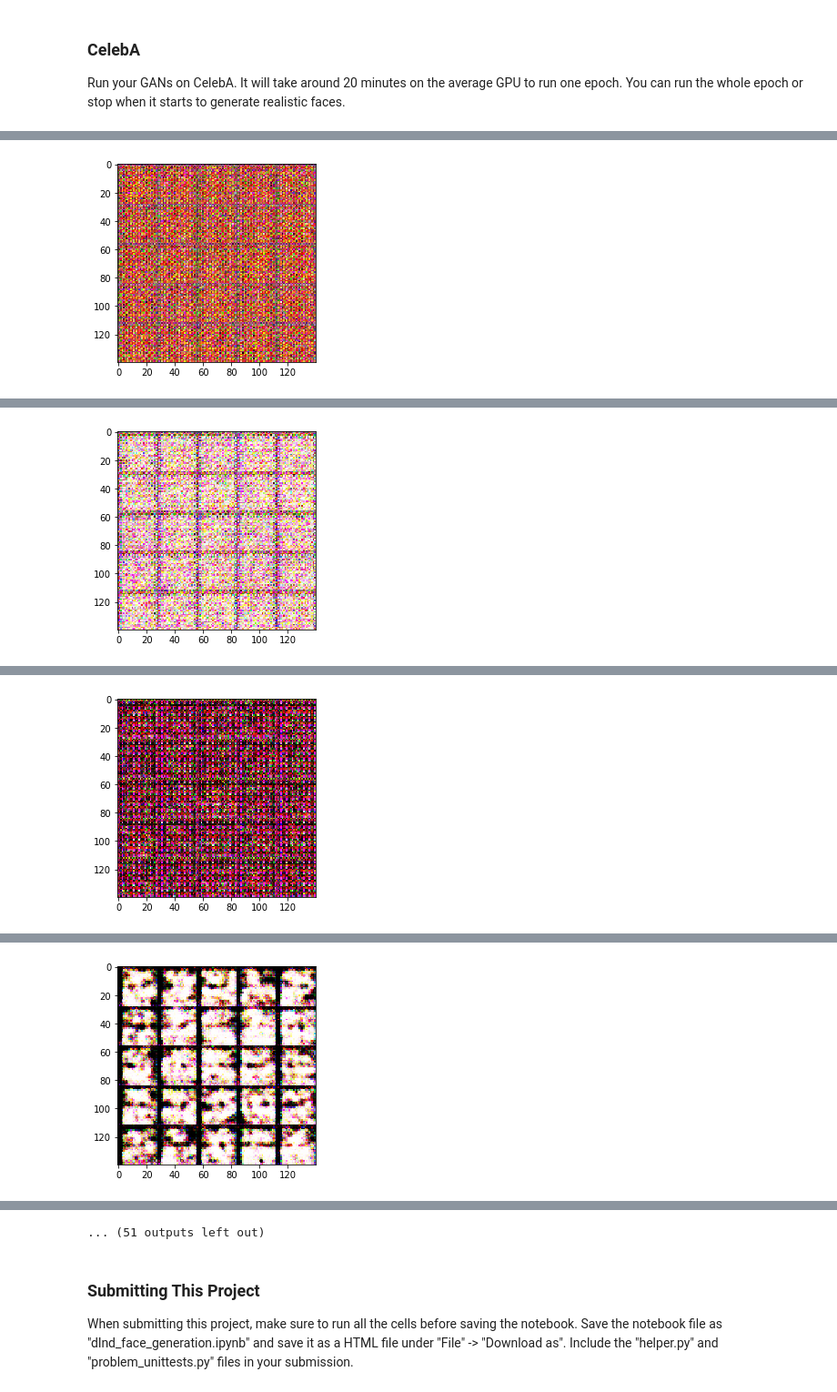
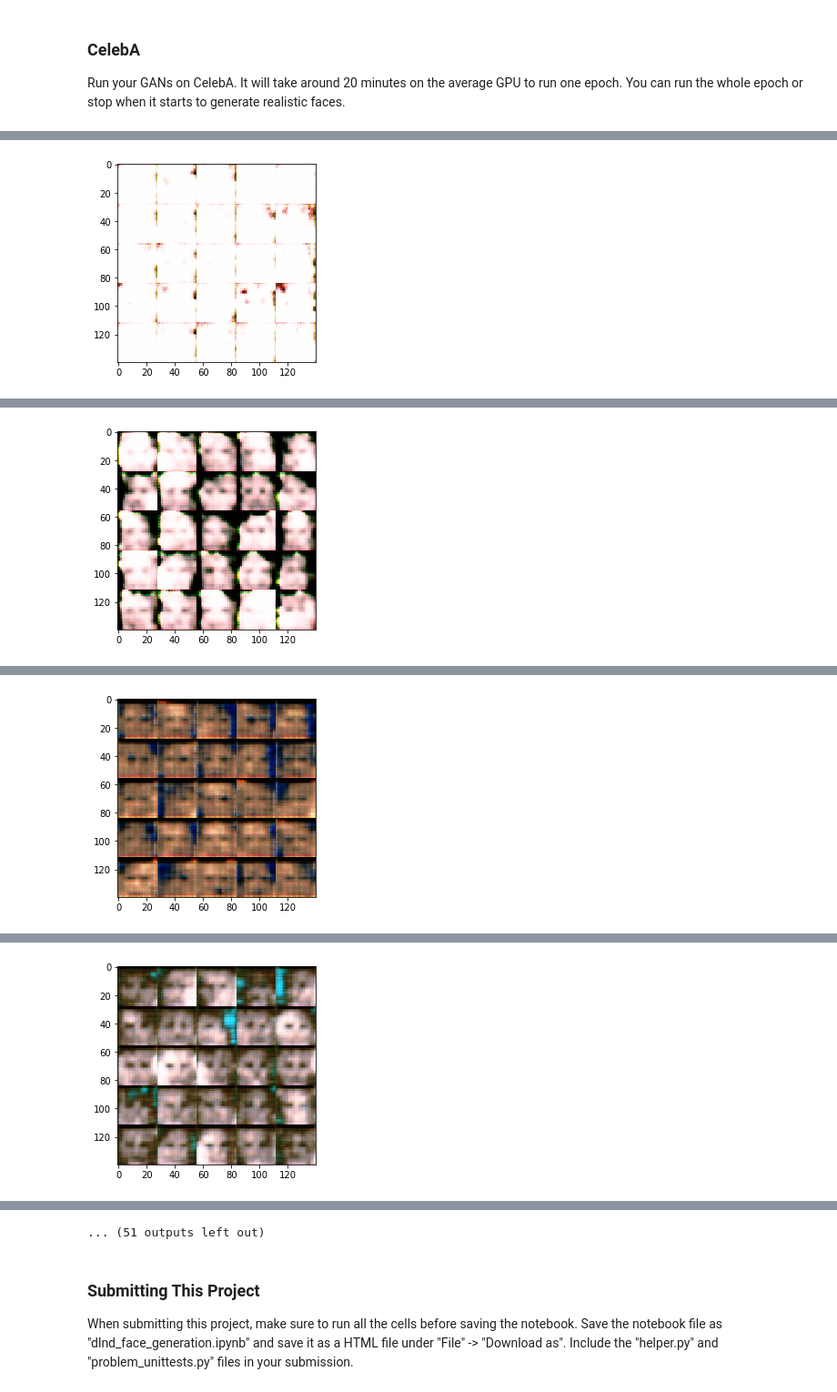
Before and after one commit to avargaslugo/deeplearningudcty, a Jupyter notebook: project5_face_generation/dlnd_face_generation.ipynb, the cells around one changed output, grey strips where cells are left out. Shown at 91% size. Drawn from its saved outputs; the diff is of its cells as text; code cells hidden in the pictures.

```diff
--- a/project5_face_generation/dlnd_face_generation.ipynb
+++ b/project5_face_generation/dlnd_face_generation.ipynb
@@ -140,6 +140,9 @@ Tests Passed
 # %% [markdown]
 ### Discriminator
 Implement `discriminator` to create a discriminator neural network that discriminates on `images`.  This function should be able to reuse the variables in the neural network.  Use [`tf.variable_scope`](https://www.tensorflow.org/api_docs/python/tf/variable_scope) with a scope name of "discriminator" to allow the variables to be reused.  The function should return a tuple of (tensor output of the discriminator, tensor logits of the discriminator).
+# %%
+def leaky_relu(x, alpha=0.05, name='leaky_relu'):
+    return tf.maximum(x, alpha * x, name=name)
 # %%
 def discriminator(images, reuse=False):
     """
@@ -208,35 +212,36 @@ def generator(z, out_channel_dim, is_train=True):
     """
     # TODO: Implement Function
     # alpha for leaky relu
-    alpha = 0.2
+    alpha = 0.05
+    rate = 0.5
     # variable scope, when we train we don't reuse scope
     with tf.variable_scope("generator", reuse = not is_train):
         # create convolution stack which will have dims 7 x 7 x 50,
         x1 = tf.layers.dense(z, 7* 7* 512, kernel_initializer=tf.truncated_normal_initializer(stddev=0.1))
         x1 = tf.reshape(x1, (-1, 7, 7, 512))
-        x1 = tf.contrib.layers.dropout(x1, keep_prob=0.8)
         # renormalize by batch
         x1 = tf.layers.batch_normalization(x1, training=is_train)
-        x1 = tf.maximum(alpha * x1, x1)
+        x1 = leaky_relu(x1, alpha)
+        x1 = tf.contrib.layers.dropout(x1, rate, is_training=is_train)
 
         # second convolution transpose, shape should be 14 x 14 x 25
         x2 = tf.layers.conv2d_transpose(x1, 256, 3, strides=2, padding="same",
                                         kernel_initializer=tf.contrib.layers.xavier_initializer())
-        x2 = tf.contrib.layers.dropout(x2, keep_prob=0.8)
         x2 = tf.layers.batch_normalization(x2, training=is_train)
-        x2 = tf.maximum(alpha * x2, x2)
+        x2 = leaky_relu(x2, alpha)
+        x2 = tf.contrib.layers.dropout(x2,rate, is_training=is_train)
 
         x3 = tf.layers.conv2d_transpose(x2, 128, 3, strides=2, padding="same",
                                         kernel_initializer=tf.contrib.layers.xavier_initializer())
-        x3 = tf.contrib.layers.dropout(x3, keep_prob=0.8)
         x3 = tf.layers.batch_normalization(x3, training=is_train)
-        x3 = tf.maximum(alpha * x3, x3)
+        x3 = leaky_relu(x3, alpha)
+        x3 = tf.contrib.layers.dropout(x3, rate, is_training=is_train)
 
         x4 = tf.layers.conv2d_transpose(x3, 64, 3, strides=1, padding="same",
                                         kernel_initializer=tf.contrib.layers.xavier_initializer())
-        x4 = tf.contrib.layers.dropout(x4, keep_prob=0.8)
         x4 = tf.layers.batch_normalization(x4, training=is_train)
-        x4 = tf.maximum(alpha * x4, x4)
+        x4 = leaky_relu(x4, alpha)
+        x4 = tf.contrib.layers.dropout(x4, rate, is_training=is_train)
 
         # final convolution transpose, shape should be 28 x 28 x out_channel_dim, I use a stride of 1 to preserve size
         logits = tf.layers.conv2d_transpose(x4, out_channel_dim, 3,
@@ -518,8 +519,8 @@ Run your GANs on CelebA.  It will take around 20 minutes on the average GPU to r
 # %%
 batch_size = 64
 z_dim = 128
-learning_rate = 0.0001
-beta1 = 0.5
+learning_rate = 0.001
+beta1 = 0.3
 
 
 """
@@ -547 +546 @@ Epoch 1/1... Batch 100... Discriminator Loss: 0.5267... Generator Loss: 7.7537
-[figure, old version]
+[figure, new version]
@@ -558 +557 @@ Epoch 1/1... Batch 200... Discriminator Loss: 0.5073... Generator Loss: 7.8591
-[figure, old version]
+[figure, new version]
@@ -569 +568 @@ Epoch 1/1... Batch 300... Discriminator Loss: 0.4532... Generator Loss: 8.0693
-[figure, old version]
+[figure, new version]
@@ -580 +579 @@ Epoch 1/1... Batch 400... Discriminator Loss: 0.4501... Generator Loss: 6.9254
-[figure, old version]
+[figure, new version]
```
Also changed, not shown: parts of 4 cells of this notebook, 1 other file.
